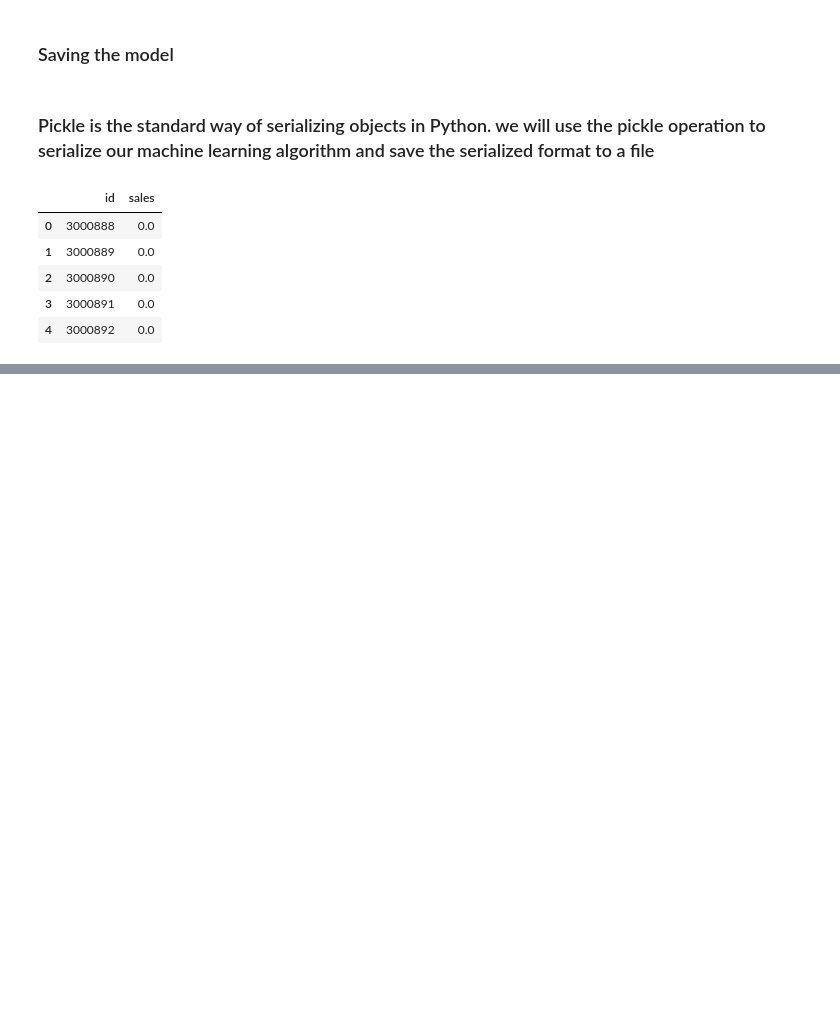
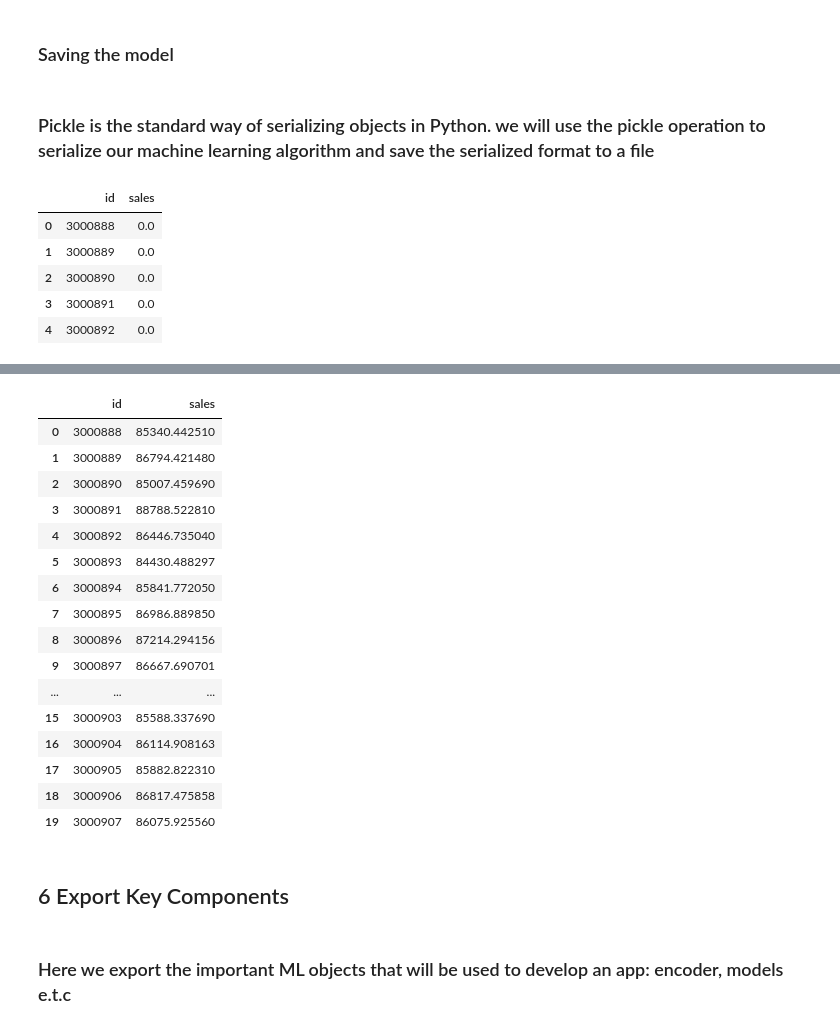
Before and after one commit to phinmaiyo/Regression-Model, a Jupyter notebook: forecasting.ipynb, the cells around one changed output, grey strips where cells are left out. Drawn from its saved outputs; the diff is of its cells as text; code cells hidden in the pictures; blank space fills up the shorter version.

Commit message:
commit final predictions

```diff
--- a/forecasting.ipynb
+++ b/forecasting.ipynb
@@ -2834,3 +2840,6 @@ sample_submission.head()
 | 2 | 3000890 | 0.0 |
 | 3 | 3000891 | 0.0 |
 | 4 | 3000892 | 0.0 |
+# %%
+# Convert the test prediction array to a DataFrame with a column name 'Prediction'
+df_prediction = pd.DataFrame({'Prediction': test_predictions})
@@ -2836,0 +2855,4 @@ sample_submission.head()
+# %%
+
+submission_df = pd.concat([sample_submission, df_prediction], axis=1)
+submission_df.head()
@@ -2836,0 +2866,2 @@ sample_submission.head()
+# %%
+submission_df.drop('sales', axis=1, inplace=True)
@@ -2836,0 +2877,26 @@ sample_submission.head()
+# %%
+# rename prediction to sales
+submission_df.rename(columns={'Prediction':'sales'}, inplace=True)
+submission_df.head(20)
+# %% [output]
+|  | id | sales |
+| 0 | 3000888 | 85340.442510 |
+| 1 | 3000889 | 86794.421480 |
+| 2 | 3000890 | 85007.459690 |
+| 3 | 3000891 | 88788.522810 |
+| 4 | 3000892 | 86446.735040 |
+| 5 | 3000893 | 84430.488297 |
+| 6 | 3000894 | 85841.772050 |
+| 7 | 3000895 | 86986.889850 |
+| 8 | 3000896 | 87214.294156 |
+| 9 | 3000897 | 86667.690701 |
+| ... | ... | ... |
+| 15 | 3000903 | 85588.337690 |
+| 16 | 3000904 | 86114.908163 |
+| 17 | 3000905 | 85882.822310 |
+| 18 | 3000906 | 86817.475858 |
+| 19 | 3000907 | 86075.925560 |
+# %% [markdown]
+## 6 Export Key Components
+# %% [markdown]
+### Here we export the important ML objects that will be used to develop an app: encoder, models e.t.c
```
Also changed, not shown: parts of 11 cells of this notebook.
